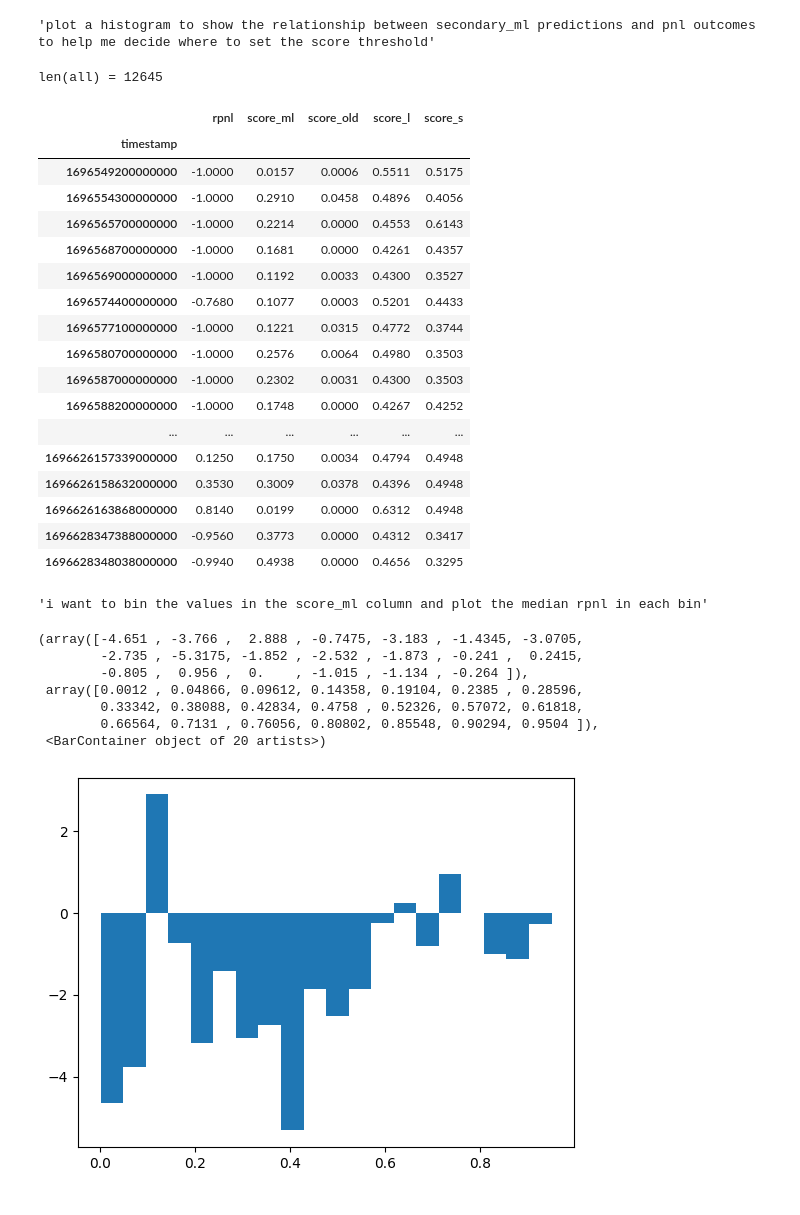
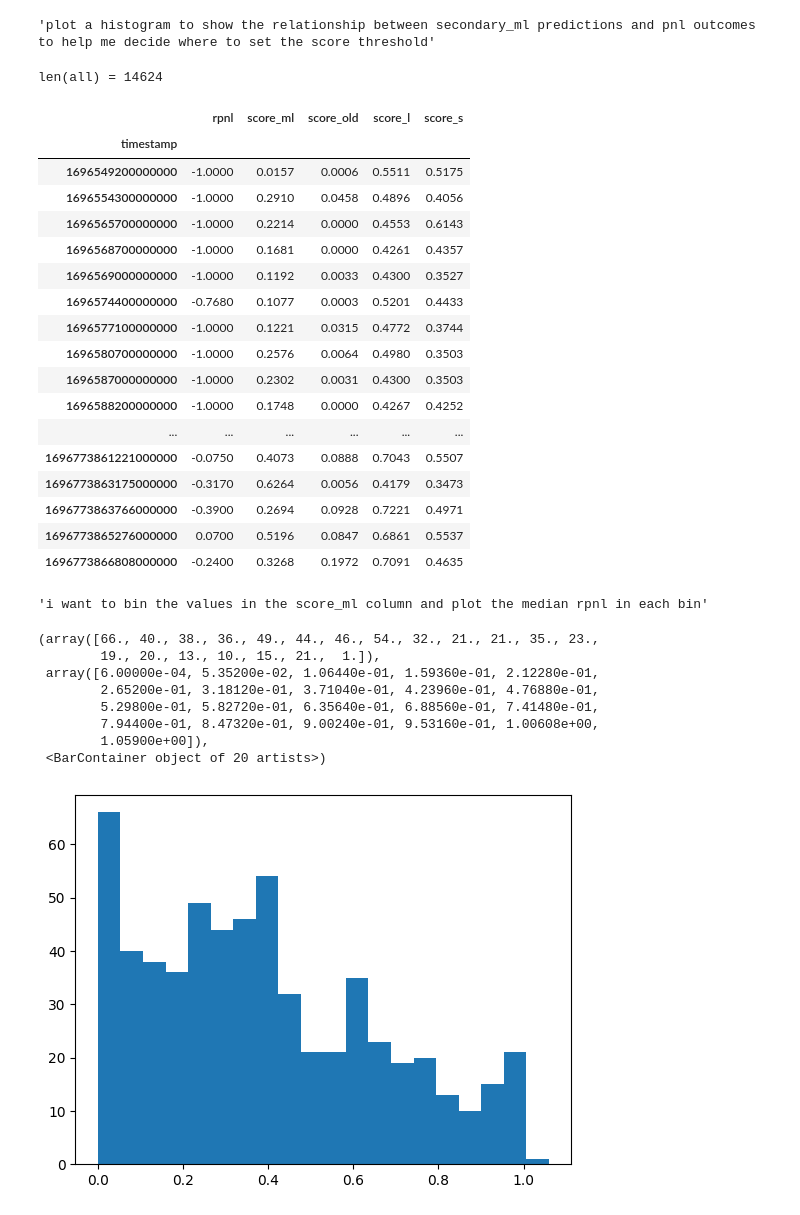
Before and after one commit to codebiscuits/modular_trader, a Jupyter notebook: mt/inspect_records/ml_score_pnl_distrib.ipynb, the cells around one changed output. Saved outputs shown, nothing was run; the diff lists cells and outputs as text; code cells hidden in the pictures.

```diff
--- a/mt/inspect_records/ml_score_pnl_distrib.ipynb
+++ b/mt/inspect_records/ml_score_pnl_distrib.ipynb
@@ -51,7 +51,10 @@ wanted_sim = []
 unwanted = []
 agents = Path('/home/ross/coding/modular_trader/records/').glob('*')
 for agent in agents:
-    # print(f"\nAnalysing {agent.parts[7]}")
+    # print(f"\nAnalysing {agent.parts}")
+
+    if not agent.is_dir():
+        continue
 
     with open(agent/'closed_trades.json', 'r') as file:
         real_data = json.load(file)
@@ -71,7 +74,7 @@ start = datetime(year=2023, month=9, day=6)
 df = make_df(all, start)
 df
 # %% [output]
-len(all) = 12645
+len(all) = 14624
 |  | rpnl | score_ml | score_old | score_l | score_s |
 | timestamp |  |  |  |  |  |
 | 1696549200000000 | -1.0000 | 0.0157 | 0.0006 | 0.5511 | 0.5175 |
@@ -85,23 +88,26 @@ len(all) = 12645
 | 1696587000000000 | -1.0000 | 0.2302 | 0.0031 | 0.4300 | 0.3503 |
 | 1696588200000000 | -1.0000 | 0.1748 | 0.0000 | 0.4267 | 0.4252 |
 | ... | ... | ... | ... | ... | ... |
-| 1696626157339000000 | 0.1250 | 0.1750 | 0.0034 | 0.4794 | 0.4948 |
-| 1696626158632000000 | 0.3530 | 0.3009 | 0.0378 | 0.4396 | 0.4948 |
-| 1696626163868000000 | 0.8140 | 0.0199 | 0.0000 | 0.6312 | 0.4948 |
-| 1696628347388000000 | -0.9560 | 0.3773 | 0.0000 | 0.4312 | 0.3417 |
-| 1696628348038000000 | -0.9940 | 0.4938 | 0.0000 | 0.4656 | 0.3295 |
+| 1696773861221000000 | -0.0750 | 0.4073 | 0.0888 | 0.7043 | 0.5507 |
+| 1696773863175000000 | -0.3170 | 0.6264 | 0.0056 | 0.4179 | 0.3473 |
+| 1696773863766000000 | -0.3900 | 0.2694 | 0.0928 | 0.7221 | 0.4971 |
+| 1696773865276000000 | 0.0700 | 0.5196 | 0.0847 | 0.6861 | 0.5537 |
+| 1696773866808000000 | -0.2400 | 0.3268 | 0.1972 | 0.7091 | 0.4635 |
 # %%
 """i want to bin the values in the score_ml column and plot the median rpnl in each bin"""
 # %% [output]
 'i want to bin the values in the score_ml column and plot the median rpnl in each bin'
 # %%
-plt.hist(x=df.score_ml, bins=20, weights=df.rpnl, cumulative=0)
+plt.hist(x=df.score_ml, bins=20,
+         # weights=df.rpnl,
+         cumulative=0)
 # %% [output]
-(array([-4.651 , -3.766 ,  2.888 , -0.7475, -3.183 , -1.4345, -3.0705,
-        -2.735 , -5.3175, -1.852 , -2.532 , -1.873 , -0.241 ,  0.2415,
-        -0.805 ,  0.956 ,  0.    , -1.015 , -1.134 , -0.264 ]),
- array([0.0012 , 0.04866, 0.09612, 0.14358, 0.19104, 0.2385 , 0.28596,
-        0.33342, 0.38088, 0.42834, 0.4758 , 0.52326, 0.57072, 0.61818,
-        0.66564, 0.7131 , 0.76056, 0.80802, 0.85548, 0.90294, 0.9504 ]),
+(array([66., 40., 38., 36., 49., 44., 46., 54., 32., 21., 21., 35., 23.,
+        19., 20., 13., 10., 15., 21.,  1.]),
+ array([6.00000e-04, 5.35200e-02, 1.06440e-01, 1.59360e-01, 2.12280e-01,
+        2.65200e-01, 3.18120e-01, 3.71040e-01, 4.23960e-01, 4.76880e-01,
+        5.29800e-01, 5.82720e-01, 6.35640e-01, 6.88560e-01, 7.41480e-01,
+        7.94400e-01, 8.47320e-01, 9.00240e-01, 9.53160e-01, 1.00608e+00,
+        1.05900e+00]),
  <BarContainer object of 20 artists>)
-[figure, old version]
+[figure, new version]
```
Also changed, not shown: 16 other files.
